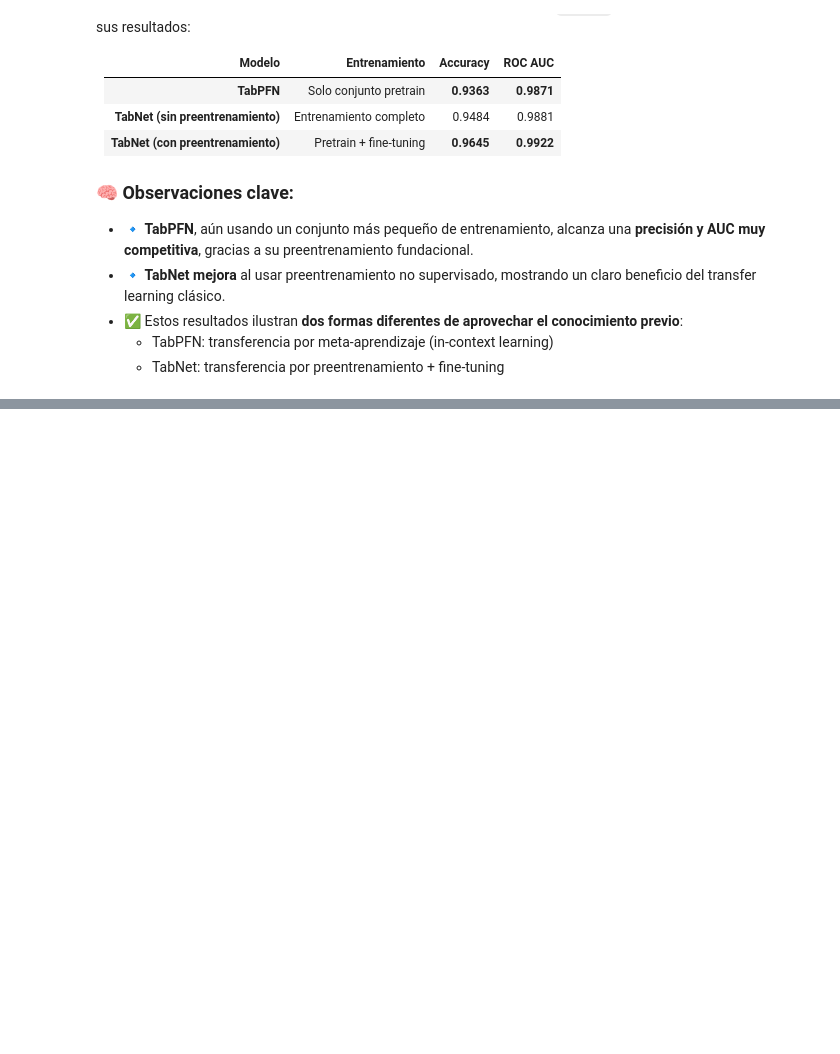
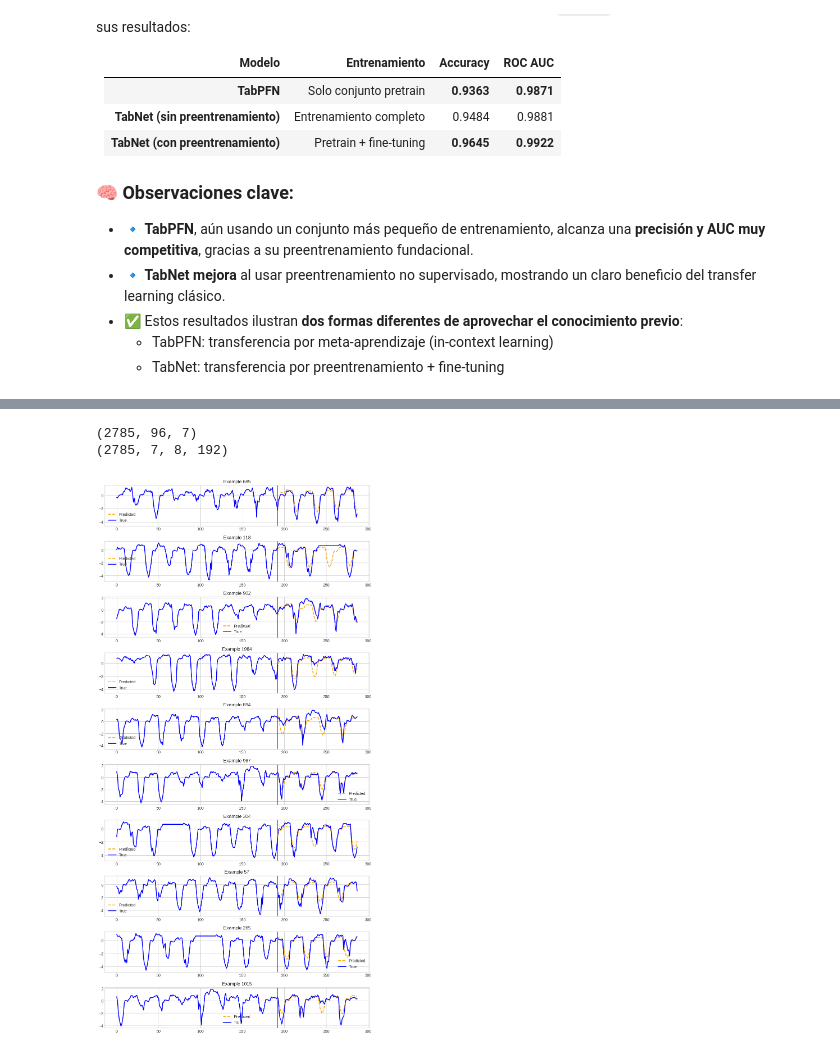
Before and after one commit to jeffersonrodriguezc/deep-learning-en-3-semanas, a Jupyter notebook: semana_3/notebooks/Nb_3a_Introduccion_transfer_learning_finetuning.ipynb, the cells around one changed output, grey strips where cells are left out. Drawn from its saved outputs; the diff is of its cells as text; code cells hidden in the pictures; blank space fills up the shorter version.

```diff
--- a/semana_3/notebooks/Nb_3a_Introduccion_transfer_learning_finetuning.ipynb
+++ b/semana_3/notebooks/Nb_3a_Introduccion_transfer_learning_finetuning.ipynb
@@ -1206,0 +1340,5 @@ Todos los modelos fueron evaluados sobre el mismo conjunto de prueba (`X_test`).
+# %%
+# Ejecutar Zero-shot
+zeroshot_trainer, dset_test = zeroshot_eval(
+    data, split_config, column_specifiers, TTM_MODEL_PATH, CONTEXT_LENGTH, PREDICTION_LENGTH, batch_size=64
+)
@@ -1206,0 +1352,21 @@ Todos los modelos fueron evaluados sobre el mismo conjunto de prueba (`X_test`).
+# %%
+# Obtener predicciones para visualización
+predictions_dict = zeroshot_trainer.predict(dset_test)
+predictions_np = predictions_dict.predictions[0]
+
+print(predictions_np.shape)
+
+# obtener embeddings para analisis detallados
+backbone_embedding = predictions_dict.predictions[1]
+print(backbone_embedding.shape)
+
+# plot
+plot_predictions(
+    model=zeroshot_trainer.model,
+    dset=dset_test,
+    plot_dir=os.path.join("ttm_finetuned_models/", "etth1"),
+    plot_prefix="test_zeroshot",
+    indices=[685, 118, 902, 1984, 894, 967, 304, 57, 265, 1015],
+    channel=2, # Es decir para la primera variable de: target_columns
+)
+# %% [output]
@@ -1206,0 +1374,3 @@ Todos los modelos fueron evaluados sobre el mismo conjunto de prueba (`X_test`).
+(2785, 96, 7)
+(2785, 7, 8, 192)
+[figure, added]
```
Also changed, not shown: parts of 12 cells of this notebook.
